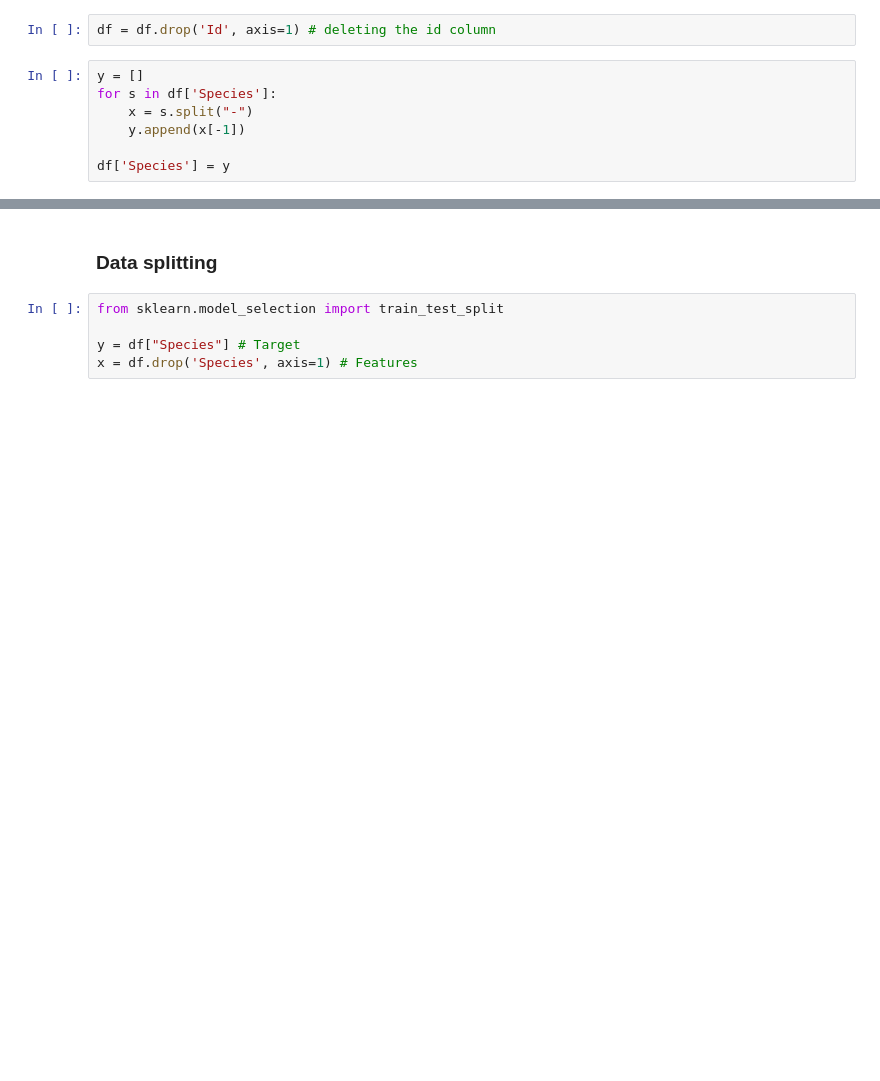
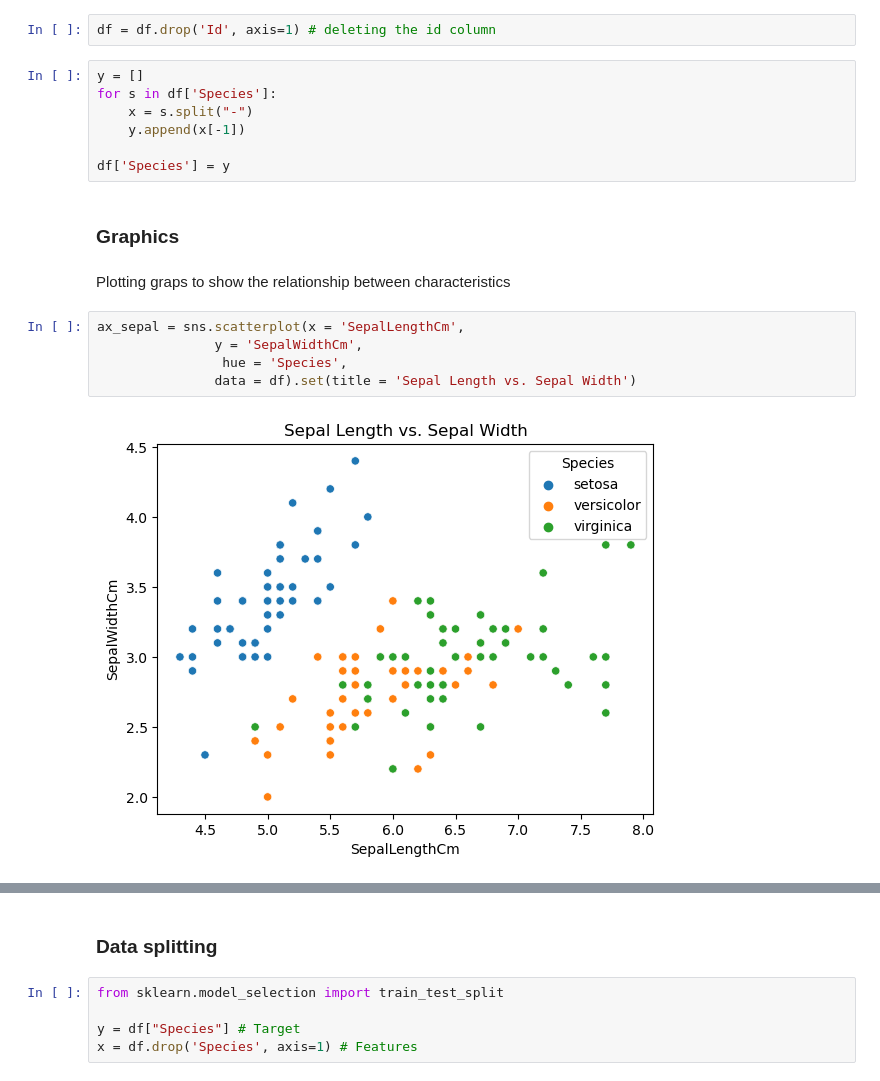
Before and after one commit to vernavan/DataProjects, a Jupyter notebook: Iris_Predictor.ipynb, the cells around one changed output, grey strips where cells are left out. Drawn from its saved outputs; the diff is of its cells as text; blank space fills up the shorter version.

```diff
--- a/Iris_Predictor.ipynb
+++ b/Iris_Predictor.ipynb
@@ -77,3 +78,14 @@ for s in df['Species']:
     y.append(x[-1])
 
 df['Species'] = y
+# %% [markdown]
+### Graphics
+# %% [markdown]
+Plotting graps to show the relationship between characteristics
+# %%
+ax_sepal = sns.scatterplot(x = 'SepalLengthCm',
+               y = 'SepalWidthCm',
+                hue = 'Species',
+               data = df).set(title = 'Sepal Length vs. Sepal Width')
+# %% [output]
+[figure, added]
```
Also changed, not shown: parts of 5 cells of this notebook.
